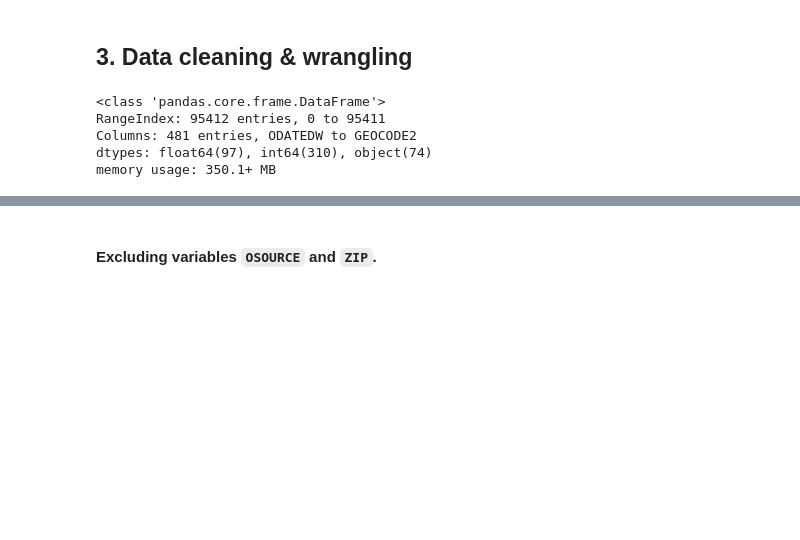
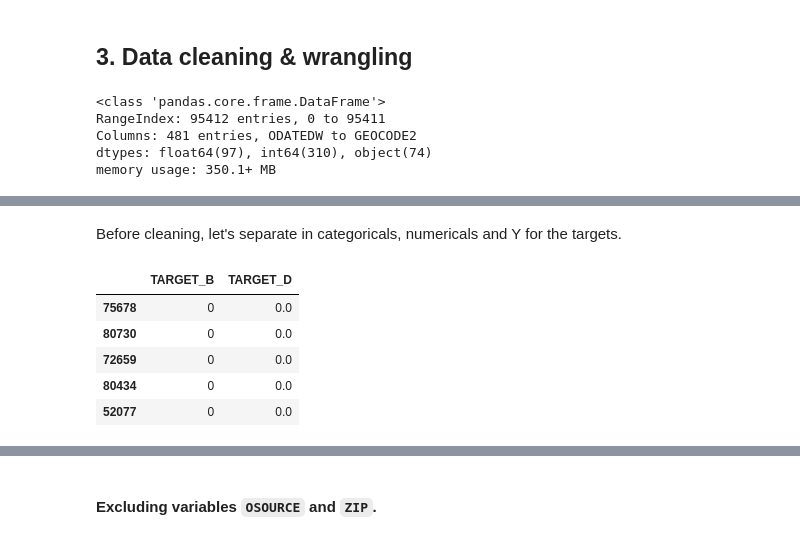
Before and after one commit to ieumann/lab-revisiting-machine-learning, a Jupyter notebook: Case Study Healthcare for All (ML revisited).ipynb, the cells around one changed output, grey strips where cells are left out. Saved outputs shown, nothing was run; the diff lists cells and outputs as text; code cells hidden in the pictures; blank space fills up the shorter version.

```diff
--- a/Case Study Healthcare for All (ML revisited).ipynb
+++ b/Case Study Healthcare for All (ML revisited).ipynb
@@ -164,0 +193,12 @@ There are null values only in `GEOCODE2`.
+# %% [markdown]
+Before cleaning, let's separate in categoricals, numericals and Y for the targets.
+# %%
+Y = df[['TARGET_B', 'TARGET_D']]
+Y.sample(5)
+# %% [output]
+|  | TARGET_B | TARGET_D |
+| 75678 | 0 | 0.0 |
+| 80730 | 0 | 0.0 |
+| 72659 | 0 | 0.0 |
+| 80434 | 0 | 0.0 |
+| 52077 | 0 | 0.0 |
```
Also changed, not shown: parts of 48 cells of this notebook.
